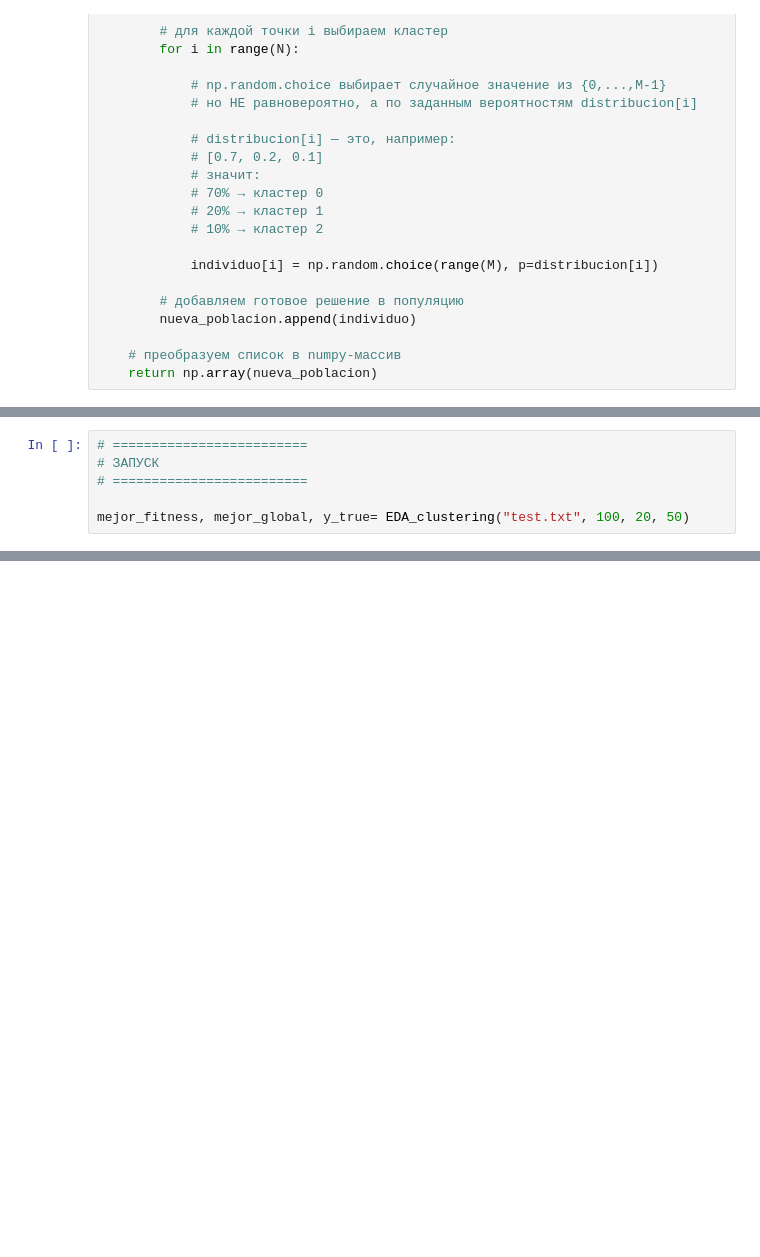
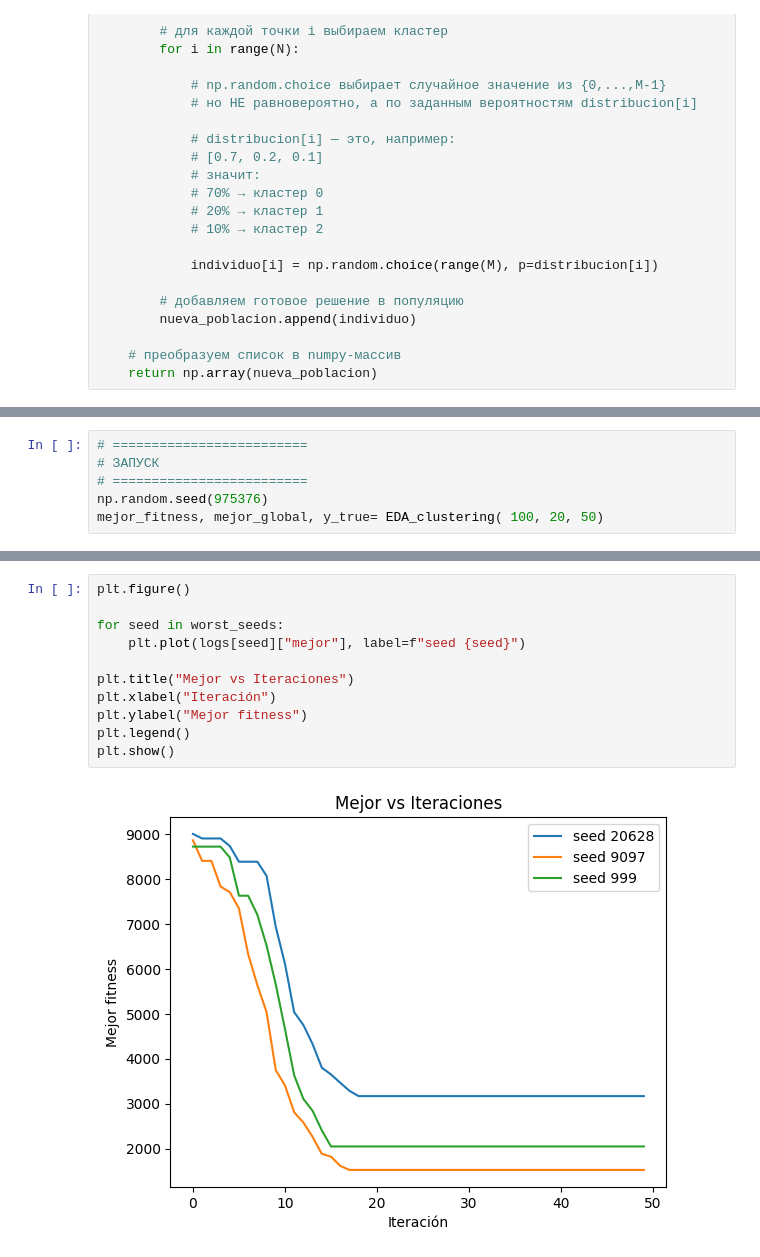
Before and after one commit to Evgesha2022/AB_clustering, a Jupyter notebook: main EDA blobs.ipynb, the cells around one changed output, grey strips where cells are left out. Saved outputs shown, nothing was run; the diff lists cells and outputs as text; blank space fills up the shorter version.

```diff
--- a/main EDA blobs.ipynb
+++ b/main EDA blobs.ipynb
@@ -259,6 +298,6 @@ def EDA_clustering(fichero, popSize=50, numPadres=10, iteraciones=50):
 # =========================
 # ЗАПУСК
 # =========================
-
-mejor_fitness, mejor_global, y_true= EDA_clustering("test.txt", 100, 20, 50)
+np.random.seed(975376)
+mejor_fitness, mejor_global, y_true= EDA_clustering( 100, 20, 50)
 # %% [output]
@@ -287,0 +526,13 @@ print(adjusted_rand_score(y_true, mejor_global))
+# %%
+plt.figure()
+
+for seed in worst_seeds:
+    plt.plot(logs[seed]["mejor"], label=f"seed {seed}")
+
+plt.title("Mejor vs Iteraciones")
+plt.xlabel("Iteración")
+plt.ylabel("Mejor fitness")
+plt.legend()
+plt.show()
+# %% [output]
+[figure, added]
```
Also changed, not shown: parts of 26 cells of this notebook, 5 other files.
